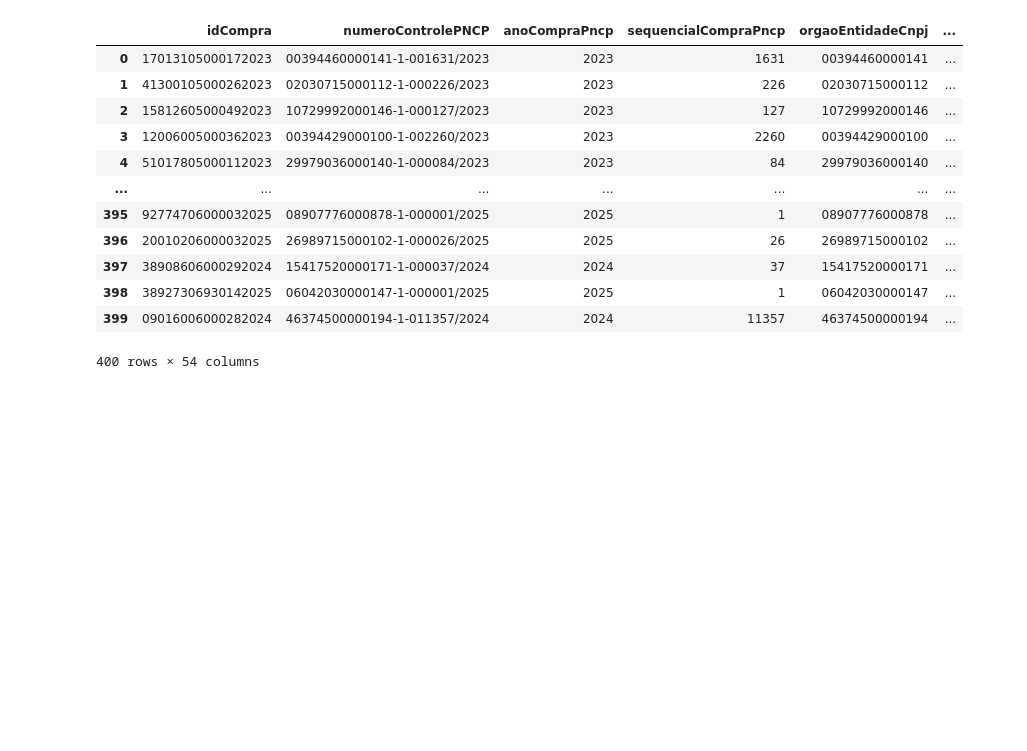
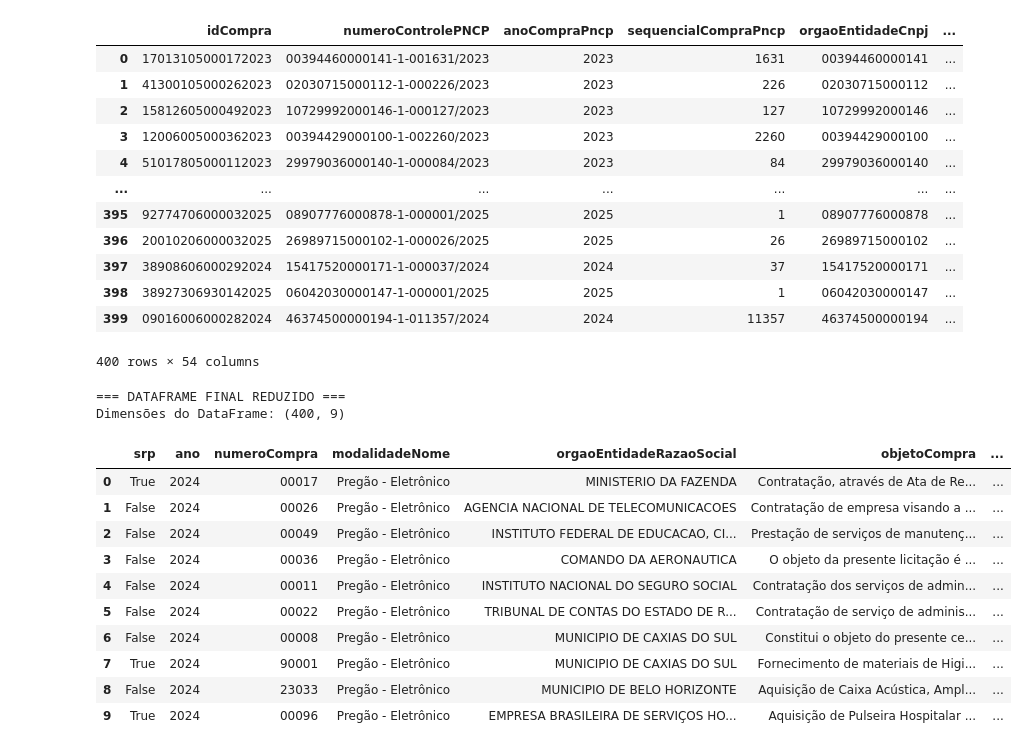
Before and after one commit to VictorLapaDev/Faculdade, a Jupyter notebook: 2-Semestre/4 Feira - Arquitetura de Dados/26.09.09/notebook.ipynb, the cells around one changed output. Drawn from its saved outputs; the diff is of its cells as text; code cells hidden in the pictures; blank space fills up the shorter version.

Commit message:
feat: adicionando para visualização

```diff
--- a/2-Semestre/4 Feira - Arquitetura de Dados/26.09.09/notebook.ipynb
+++ b/2-Semestre/4 Feira - Arquitetura de Dados/26.09.09/notebook.ipynb
@@ -386,3 +386,54 @@ df_total
 | 398 | 38927306930142025 | 06042030000147-1-000001/2025 | 2025 | 1 | 06042030000147 | ... |
 | 399 | 09016006000282024 | 46374500000194-1-011357/2024 | 2024 | 11357 | 46374500000194 | ... |
 400 rows × 54 columns
+# %%
+# 1. Lista com o nome exato das colunas de maior relevância
+colunas_principais = [
+    'srp',
+    'ano',
+    'numeroCompra',
+    'modalidadeNome',
+    'orgaoEntidadeRazaoSocial',
+    'objetoCompra',
+    'valorTotalEstimado',
+    'valorTotalHomologado',
+    'dataPublicacaoPncp',
+]
+
+# 2. Seleciona apenas as colunas que realmente existem no df_total
+colunas_presentes = [c for c in colunas_principais if c in df_total.columns]
+df_final_reduzido = df_total[colunas_presentes].copy()
+
+# 3. Tratamento de Tipos de Dados
+
+
+# B) Converte colunas financeiras para numérico (Float)
+for col_valor in ['valorTotalEstimado', 'valorTotalHomologado']:
+    if col_valor in df_final_reduzido.columns:
+        df_final_reduzido[col_valor] = pd.to_numeric(
+            df_final_reduzido[col_valor], errors='coerce'
+        )
+
+# C) Converte a data de publicação para formato de data real
+if 'dataPublicacaoPncp' in df_final_reduzido.columns:
+    df_final_reduzido['dataPublicacaoPncp'] = pd.to_datetime(
+        df_final_reduzido['dataPublicacaoPncp'], errors='coerce'
+    )
+
+print("=== DATAFRAME FINAL REDUZIDO ===")
+print(f"Dimensões do DataFrame: {df_final_reduzido.shape}")
+display(df_final_reduzido.head(10))
+# %% [output]
+=== DATAFRAME FINAL REDUZIDO ===
+Dimensões do DataFrame: (400, 9)
+|  | srp | ano | numeroCompra | modalidadeNome | orgaoEntidadeRazaoSocial | objetoCompra | ... |
+| 0 | True | 2024 | 00017 | Pregão - Eletrônico | MINISTERIO DA FAZENDA | Contratação, através de Ata de Re... | ... |
+| 1 | False | 2024 | 00026 | Pregão - Eletrônico | AGENCIA NACIONAL DE TELECOMUNICACOES | Contratação de empresa visando a ... | ... |
+| 2 | False | 2024 | 00049 | Pregão - Eletrônico | INSTITUTO FEDERAL DE EDUCACAO, CI... | Prestação de serviços de manutenç... | ... |
+| 3 | False | 2024 | 00036 | Pregão - Eletrônico | COMANDO DA AERONAUTICA | O objeto da presente licitação é ... | ... |
+| 4 | False | 2024 | 00011 | Pregão - Eletrônico | INSTITUTO NACIONAL DO SEGURO SOCIAL | Contratação dos serviços de admin... | ... |
+| 5 | False | 2024 | 00022 | Pregão - Eletrônico | TRIBUNAL DE CONTAS DO ESTADO DE R... | Contratação de serviço de adminis... | ... |
+| 6 | False | 2024 | 00008 | Pregão - Eletrônico | MUNICIPIO DE CAXIAS DO SUL | Constitui o objeto do presente ce... | ... |
+| 7 | True | 2024 | 90001 | Pregão - Eletrônico | MUNICIPIO DE CAXIAS DO SUL | Fornecimento de materiais de Higi... | ... |
+| 8 | False | 2024 | 23033 | Pregão - Eletrônico | MUNICIPIO DE BELO HORIZONTE | Aquisição de Caixa Acústica, Ampl... | ... |
+| 9 | True | 2024 | 00096 | Pregão - Eletrônico | EMPRESA BRASILEIRA DE SERVIÇOS HO... | Aquisição de Pulseira Hospitalar ... | ... |
```
